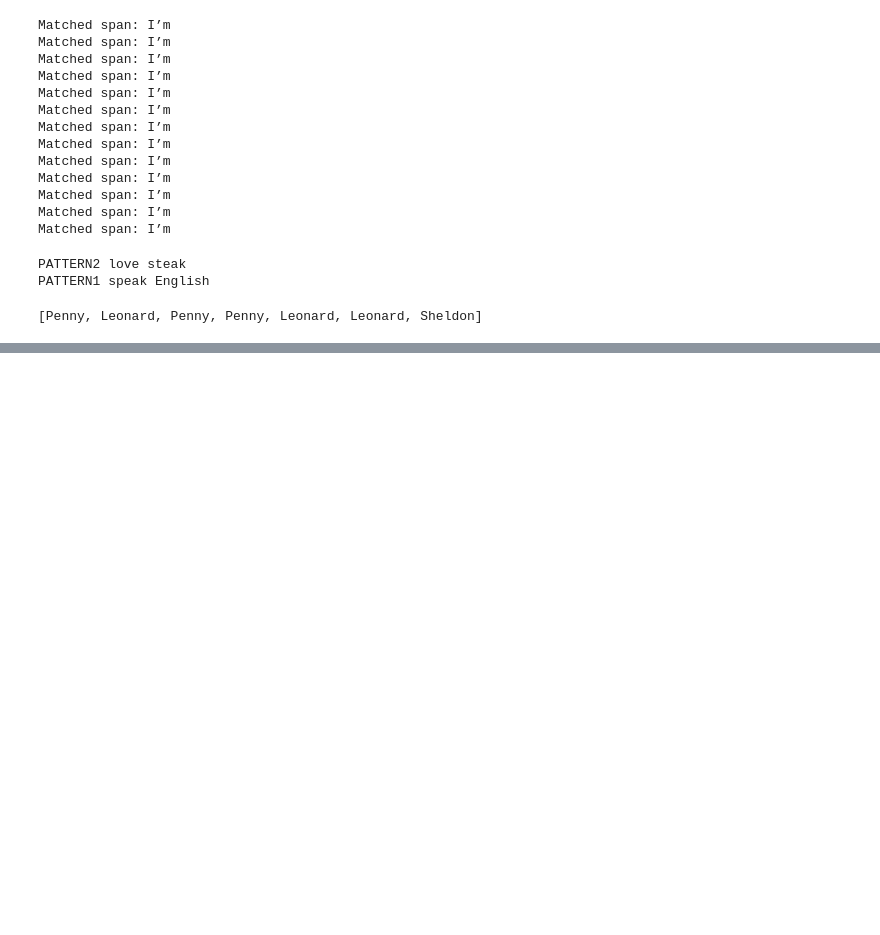
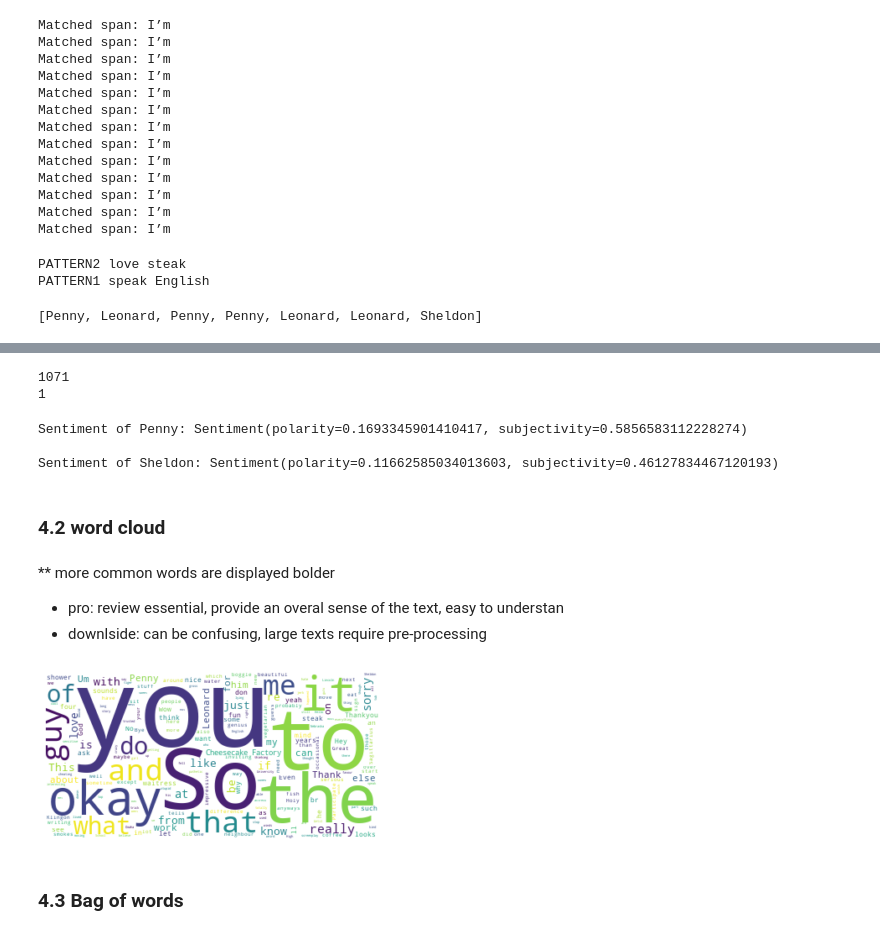
Before and after one commit to BrendaLoznik/BigBangTheory, a Jupyter notebook: Bang_practice.ipynb, the cells around one changed output, grey strips where cells are left out. Cells and saved outputs as stored; diff of their text form; code cells hidden in the pictures; blank space fills up the shorter version.

```diff
--- a/Bang_practice.ipynb
+++ b/Bang_practice.ipynb
@@ -1262,0 +1551,43 @@ Leonard --> Sheldon
+# %%
+#how many word has the longest dialogue
+print( max( df['line'].str.len()))
+print( min( df['line'].str.len()))
+# %% [output]
+1071
+1
+# %%
+#what is the valance (balance) of a sentence?
+
+#apply textblob object (contains some NLP processing )
+#polarity (positivity) is measured on scale of -1 to 1
+#subjectivity is measured on scale of 0 to 1, where 0 is very objective (factual) and 1 very subjectiive (personal opinion)
+penny_blob= TextBlob(penny_string)
+print("Sentiment of Penny:", penny_blob.sentiment )
+print()
+
+sheldon_blob = TextBlob(sheldon_string)
+print("Sentiment of Sheldon:", sheldon_blob.sentiment )
+# %% [output]
+Sentiment of Penny: Sentiment(polarity=0.1693345901410417, subjectivity=0.5856583112228274)
+
+Sentiment of Sheldon: Sentiment(polarity=0.11662585034013603, subjectivity=0.46127834467120193)
+# %% [markdown]
+### 4.2 word cloud
+# %% [markdown]
+** more common words are displayed bolder
+* pro: review essential, provide an overal sense of the text, easy to understan
+* downlside: can be confusing, large texts require pre-processing
+# %%
+#create wordcloud:  type ?WordCloud for more arguments to add to the cloud function
+
+my_stopwords = ['uh', 'oh', 'hi']
+cloud_penny = WordCloud(background_color="white", stopwords=my_stopwords).generate(penny_string)
+
+#display
+plt.imshow(cloud_penny, interpolation = 'bilinear')
+plt.axis('off')
+plt.show()
+# %% [output]
+[figure, added]
+# %% [markdown]
+### 4.3 Bag of words
```
Also changed, not shown: parts of 36 cells of this notebook.
